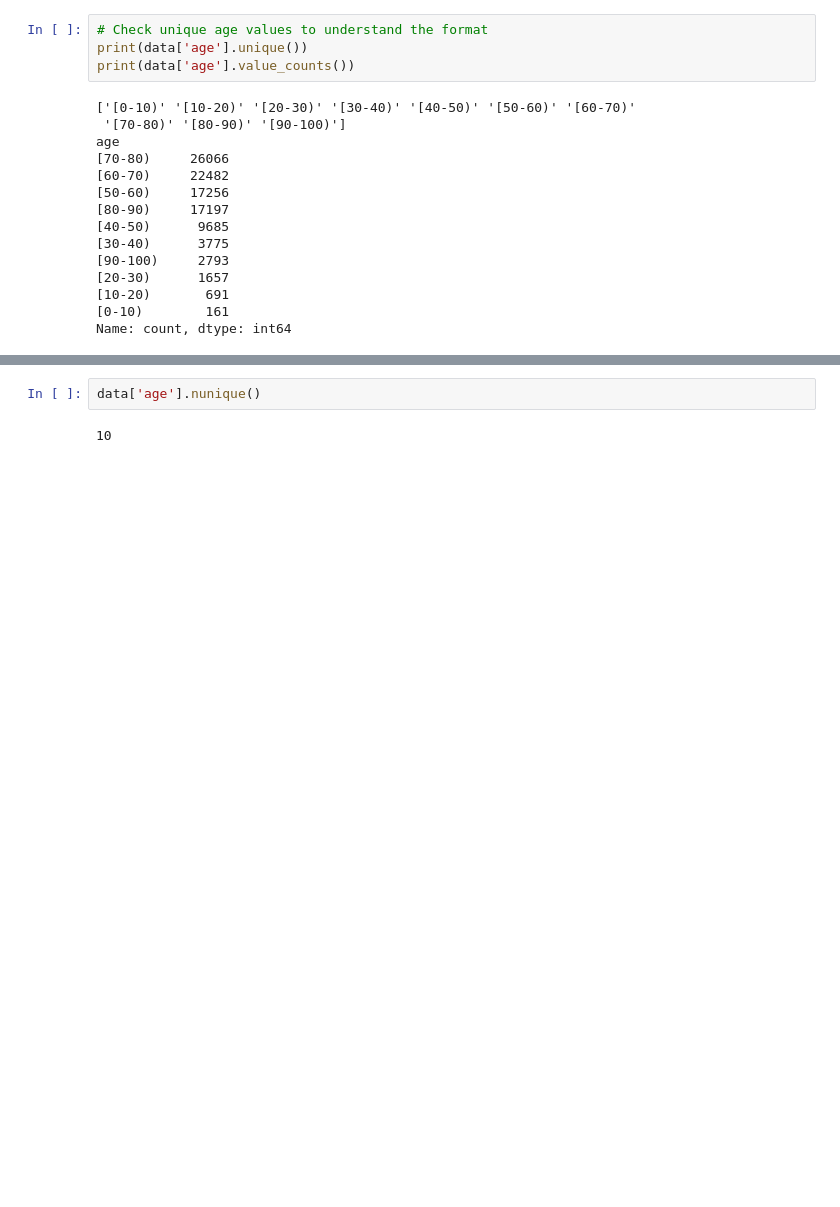
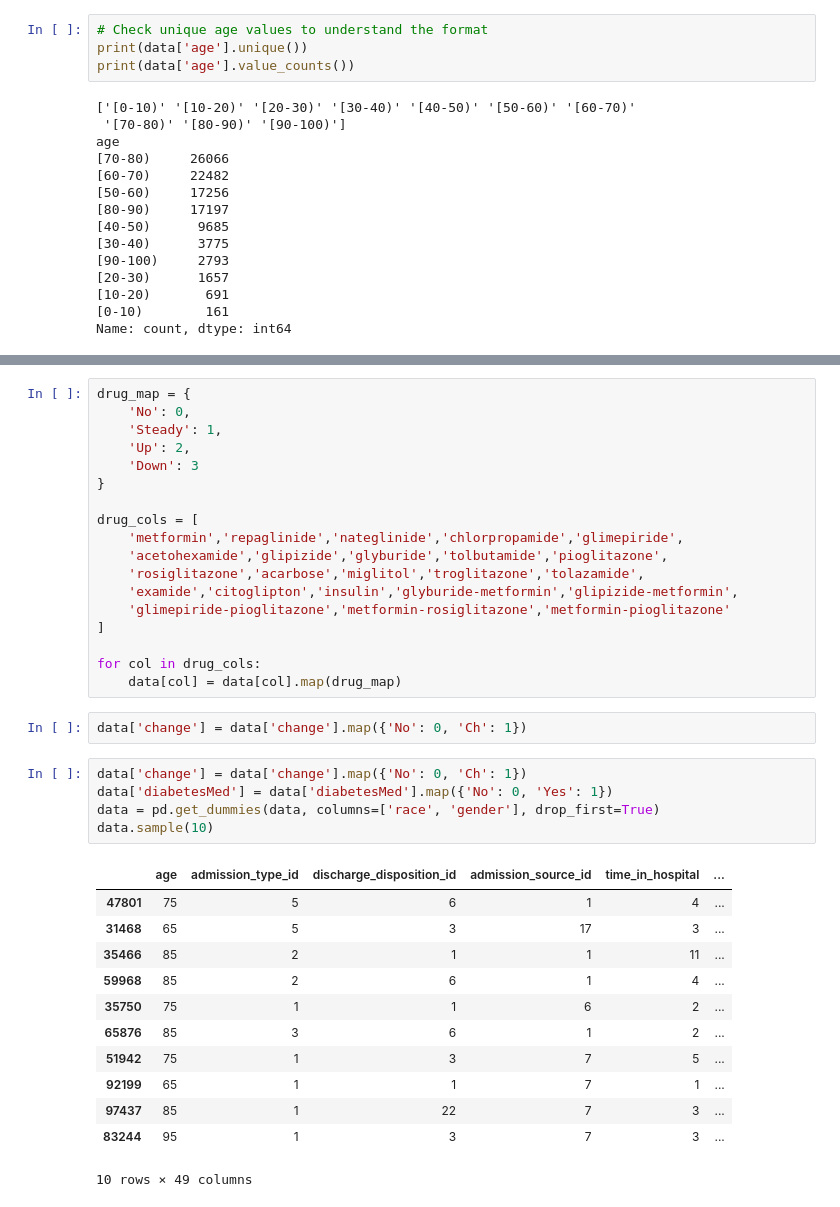
Before and after one commit to onchonga-programmer/patients-readmission, a Jupyter notebook: patient_readmission_cdss/notebooks/1_eda.ipynb, the cells around one changed output, grey strips where cells are left out. Saved outputs shown, nothing was run; the diff lists cells and outputs as text; blank space fills up the shorter version.

```diff
--- a/patient_readmission_cdss/notebooks/1_eda.ipynb
+++ b/patient_readmission_cdss/notebooks/1_eda.ipynb
@@ -330,5 +330,39 @@ data.sample(10)
 10 rows × 45 columns
-# %%
-data['age'].nunique()
-# %% [output]
-10
+# %%
+drug_map = {
+    'No': 0,
+    'Steady': 1,
+    'Up': 2,
+    'Down': 3
+}
+
+drug_cols = [
+    'metformin','repaglinide','nateglinide','chlorpropamide','glimepiride',
+    'acetohexamide','glipizide','glyburide','tolbutamide','pioglitazone',
+    'rosiglitazone','acarbose','miglitol','troglitazone','tolazamide',
+    'examide','citoglipton','insulin','glyburide-metformin','glipizide-metformin',
+    'glimepiride-pioglitazone','metformin-rosiglitazone','metformin-pioglitazone'
+]
+
+for col in drug_cols:
+    data[col] = data[col].map(drug_map)
+# %%
+data['change'] = data['change'].map({'No': 0, 'Ch': 1})
+# %%
+data['change'] = data['change'].map({'No': 0, 'Ch': 1})
+data['diabetesMed'] = data['diabetesMed'].map({'No': 0, 'Yes': 1})
+data = pd.get_dummies(data, columns=['race', 'gender'], drop_first=True)
+data.sample(10)
+# %% [output]
+|  | age | admission_type_id | discharge_disposition_id | admission_source_id | time_in_hospital | ... |
+| 47801 | 75 | 5 | 6 | 1 | 4 | ... |
+| 31468 | 65 | 5 | 3 | 17 | 3 | ... |
+| 35466 | 85 | 2 | 1 | 1 | 11 | ... |
+| 59968 | 85 | 2 | 6 | 1 | 4 | ... |
+| 35750 | 75 | 1 | 1 | 6 | 2 | ... |
+| 65876 | 85 | 3 | 6 | 1 | 2 | ... |
+| 51942 | 75 | 1 | 3 | 7 | 5 | ... |
+| 92199 | 65 | 1 | 1 | 7 | 1 | ... |
+| 97437 | 85 | 1 | 22 | 7 | 3 | ... |
+| 83244 | 95 | 1 | 3 | 7 | 3 | ... |
+10 rows × 49 columns
```
Also changed, not shown: parts of 8 cells of this notebook.
